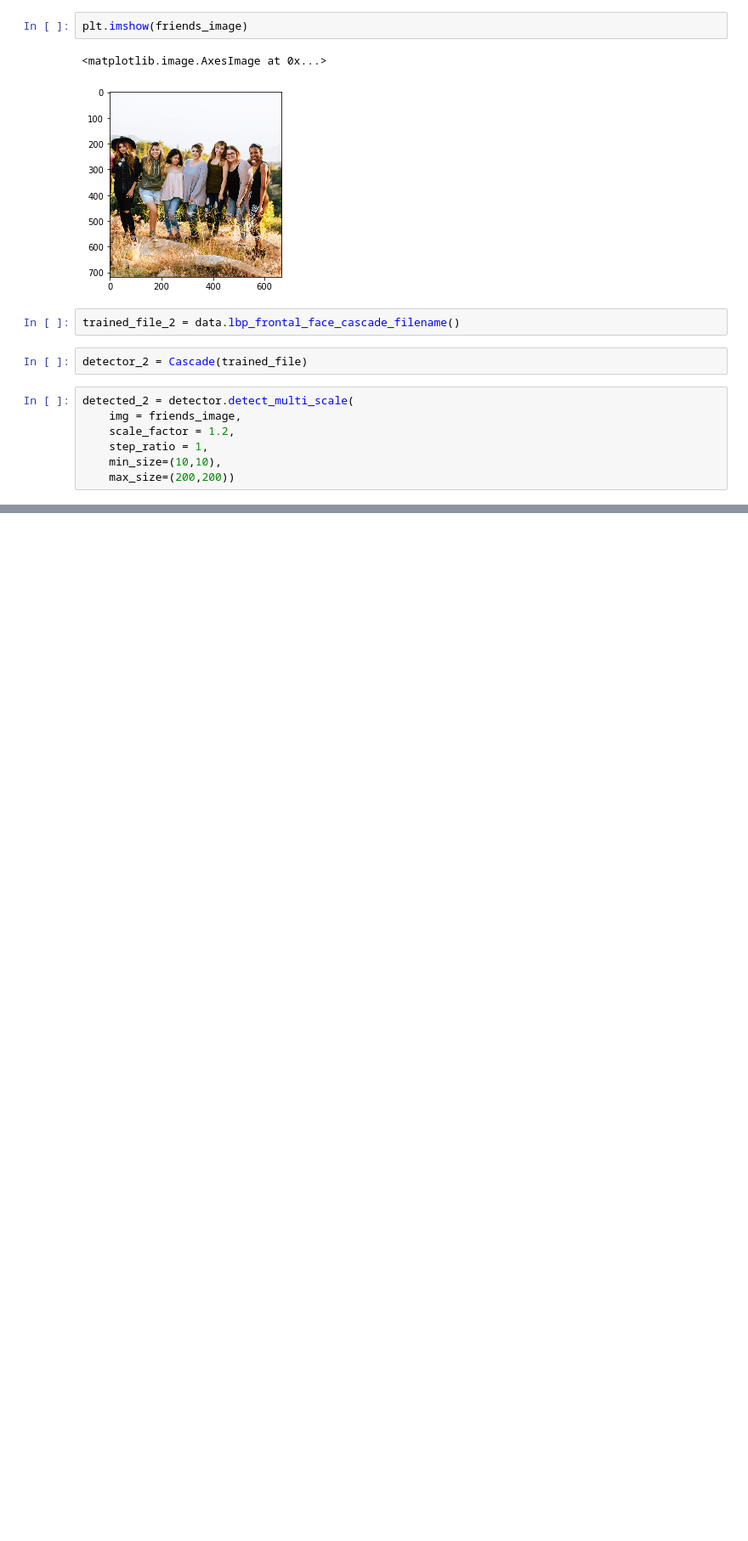
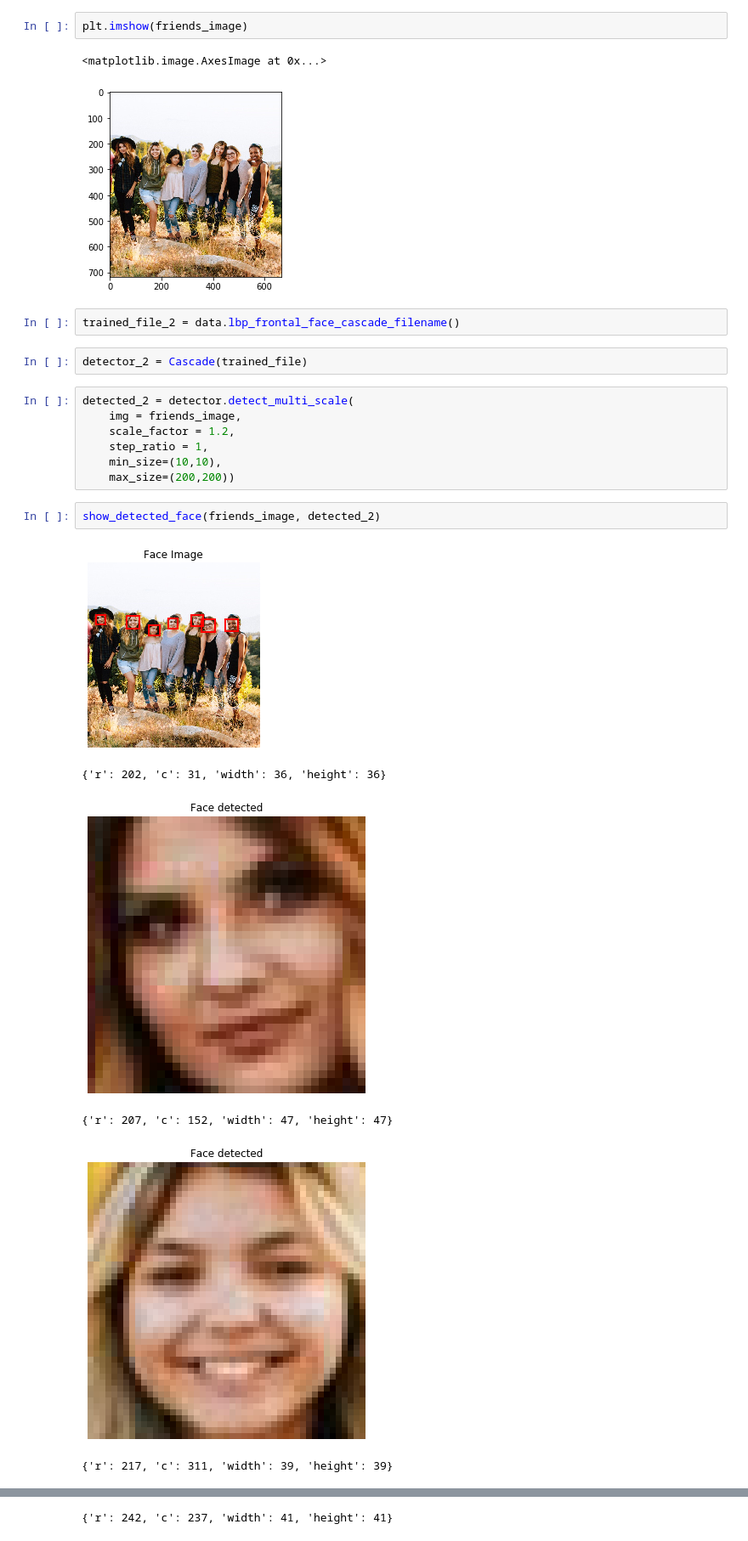
Before and after one commit to juansantateresa/Image_Processing, a Jupyter notebook: Is someone there?.ipynb, the cells around one changed output, grey strips where cells are left out. Shown at 85% size. Cells and saved outputs as stored; diff of their text form; blank space fills up the shorter version.

```diff
--- a/Is someone there?.ipynb
+++ b/Is someone there?.ipynb
@@ -91,3 +96,12 @@ detected_2 = detector.detect_multi_scale(
     step_ratio = 1,
     min_size=(10,10),
     max_size=(200,200))
+# %%
+show_detected_face(friends_image, detected_2)
+# %% [output]
+[figure, added]
+{'r': 202, 'c': 31, 'width': 36, 'height': 36}
+[figure, added]
+{'r': 207, 'c': 152, 'width': 47, 'height': 47}
+[figure, added]
+{'r': 217, 'c': 311, 'width': 39, 'height': 39}
@@ -93,0 +109 @@ detected_2 = detector.detect_multi_scale(
+{'r': 242, 'c': 237, 'width': 41, 'height': 41}
```
Also changed, not shown: parts of 22 cells of this notebook.
